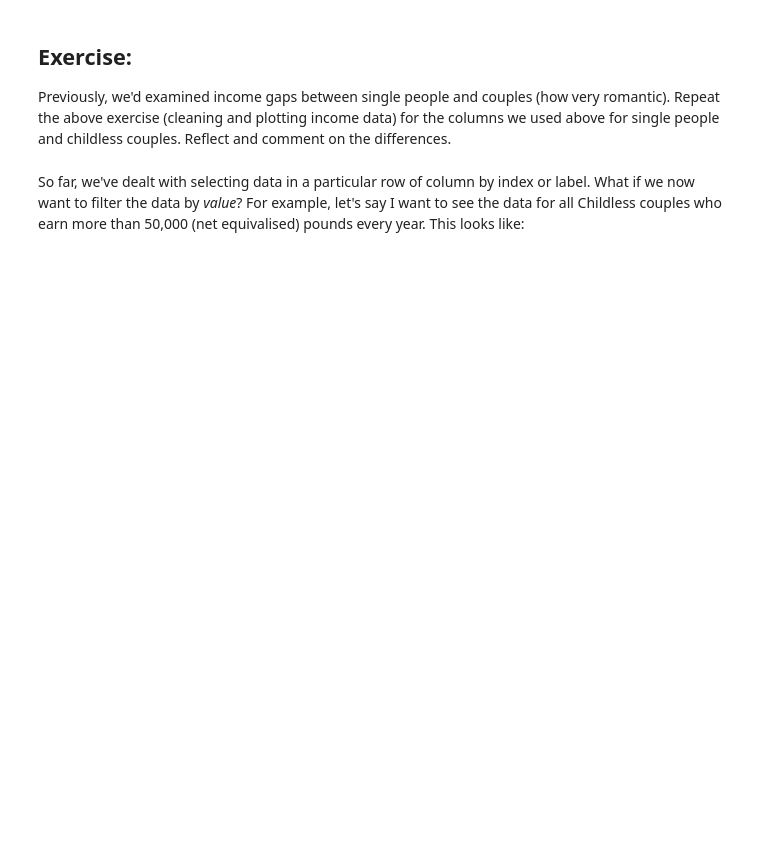
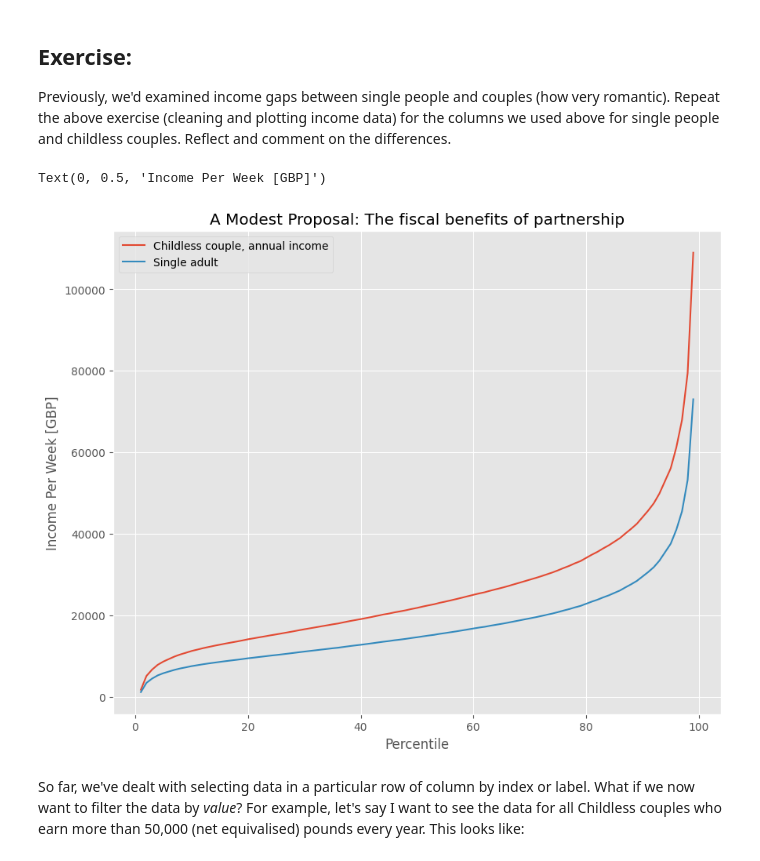
Before and after one commit to szofivardy-dev/QM2, a Jupyter notebook: W2_Working_with_Data_in_Pandas.ipynb, the cells around one changed output. Saved outputs shown, nothing was run; the diff lists cells and outputs as text; code cells hidden in the pictures; blank space fills up the shorter version.

```diff
--- a/W2_Working_with_Data_in_Pandas.ipynb
+++ b/W2_Working_with_Data_in_Pandas.ipynb
@@ -311,3 +341,18 @@ print("Enter your code here")
+# %%
+clean_two= income[['Childless couple, annual income','Single adult']]
+
+# Added this line to remove commas before converting to float
+clean_two = clean_two.replace(',', '', regex=True)
+clean_two = clean_two.replace('-', 'NaN', regex=True).astype('float')
+
+
+clean_two.plot()
+plt.title('A Modest Proposal: The fiscal benefits of partnership')
+plt.xlabel('Percentile')
+plt.ylabel('Income Per Week [GBP]')
+# %% [output]
+Text(0, 0.5, 'Income Per Week [GBP]')
+[figure, added]
 # %%
 Add your reflection here.
 # %% [markdown]
```
Also changed, not shown: parts of 14 cells of this notebook.
